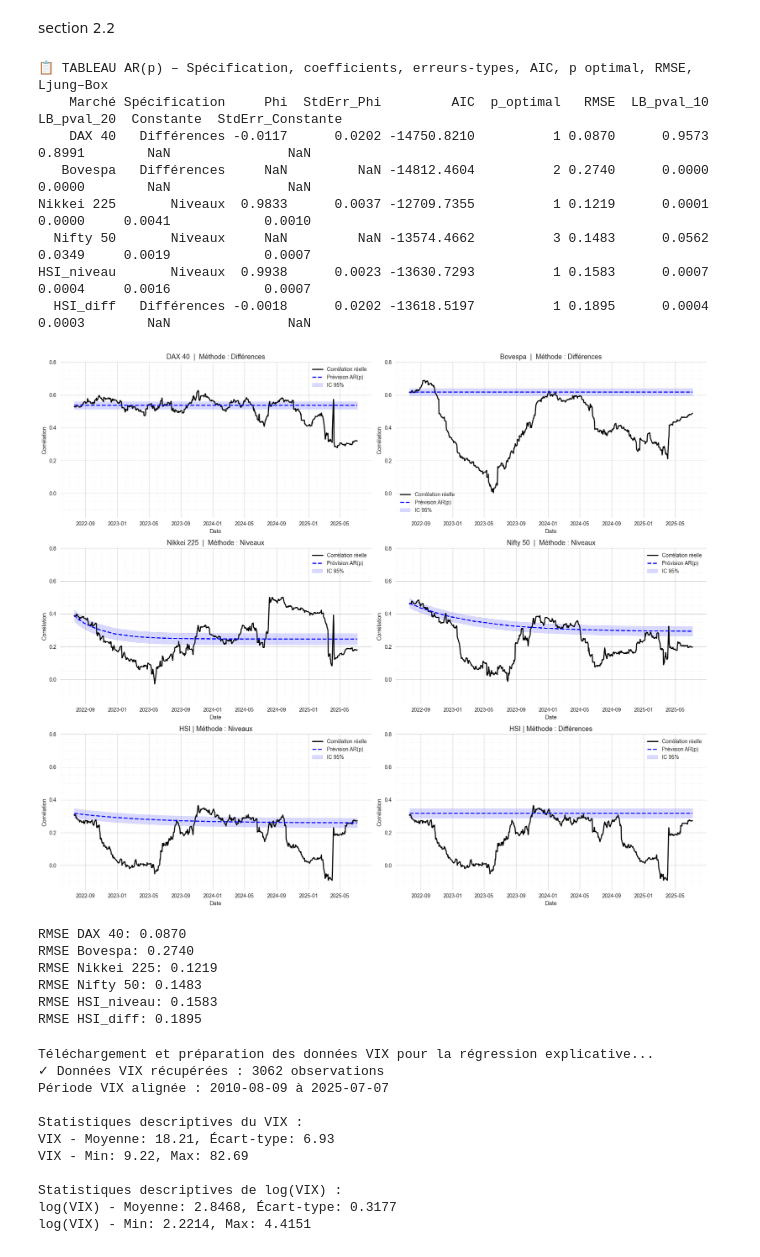
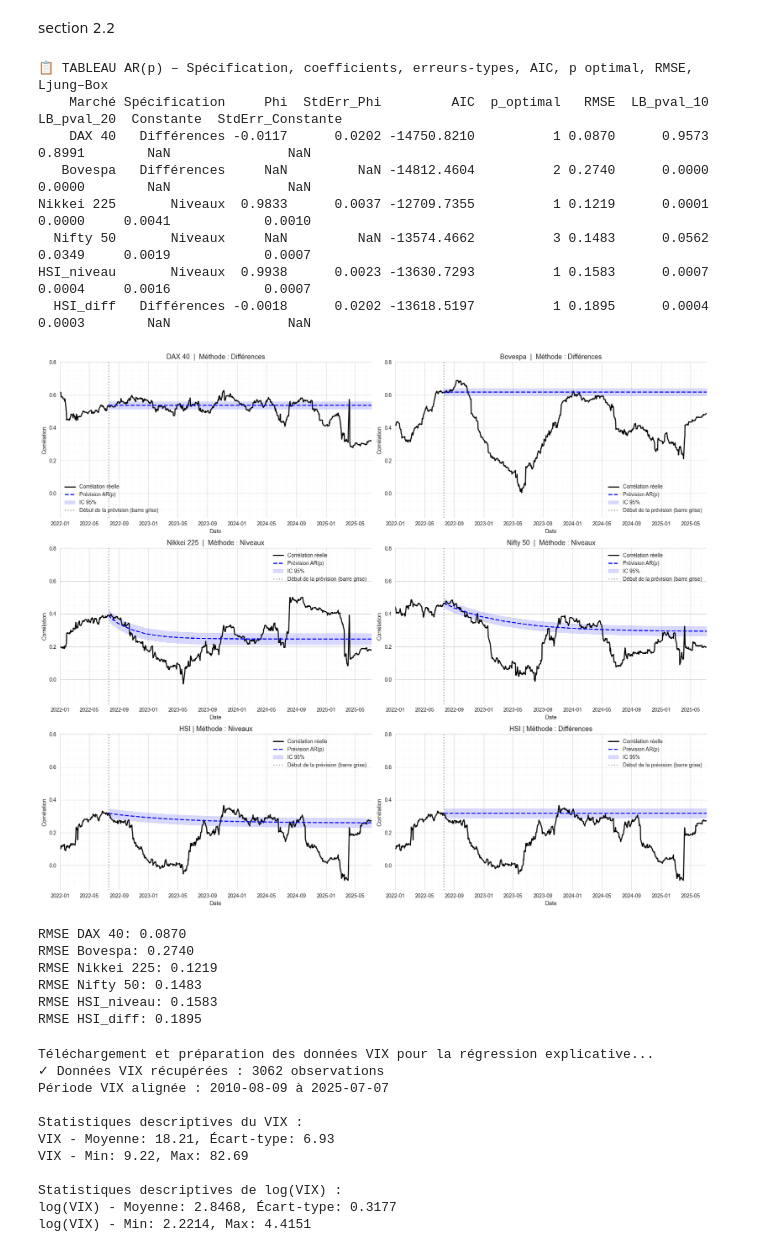
Before and after one commit to jeansimon18/Autre-Test_etude_de_cas, a Jupyter notebook: autre test étude de cas 1.ipynb, the cells around one changed output. Cells and saved outputs as stored; diff of their text form; code cells hidden in the pictures.

```diff
--- a/autre test étude de cas 1.ipynb
+++ b/autre test étude de cas 1.ipynb
@@ -563,8 +566,7 @@ Hang Seng (Hong Kong) -3.2573   0.0169             Oui    0.4970     0.0423
 # %% [markdown]
 section 2.2
 # %%
-# Section 2.2 – Modélisation AR(p) avec IC 95% (±1.96 × std des résidus, non bornés) pour tous les marchés et 6 graphiques sur une seule image
-import numpy as np
+# Section 2.2 – Modélisation AR(p) avec IC
 import pandas as pd
 import matplotlib.pyplot as plt
 from statsmodels.tsa.ar_model import AutoReg
@@ -643,7 +645,7 @@ for col, spec in specs.items():
             'LB_pval_10': lb_test['lb_pvalue'].iloc[0],
             'LB_pval_20': lb_test['lb_pvalue'].iloc[1]
         })
-        predictions[col] = {'dates': test.index, 'y_true': test.values, 'y_pred': preds, 'ic_upper': ic_upper, 'ic_lower': ic_lower, 'spec': 'Niveaux'}
+        predictions[col] = {'dates': test.index, 'y_true': test.values, 'y_pred': preds, 'ic_upper': ic_upper, 'ic_lower': ic_lower, 'spec': 'Niveaux', 'split_date': test.index[0], 'full_dates': y.index, 'full_values': y.values}
     else:
         y_diff = train.diff().dropna()
         res = AutoReg(y_diff, lags=best_p, trend='n', old_names=False).fit()
@@ -675,7 +677,7 @@ for col, spec in specs.items():
             'LB_pval_10': lb_test['lb_pvalue'].iloc[0],
             'LB_pval_20': lb_test['lb_pvalue'].iloc[1]
         })
-        predictions[col] = {'dates': test.index, 'y_true': test.values, 'y_pred': preds_level, 'ic_upper': ic_upper, 'ic_lower': ic_lower, 'spec': 'Différences'}
+        predictions[col] = {'dates': test.index, 'y_true': test.values, 'y_pred': preds_level, 'ic_upper': ic_upper, 'ic_lower': ic_lower, 'spec': 'Différences', 'split_date': test.index[0], 'full_dates': y.index, 'full_values': y.values}
 
 # Tableau récapitulatif
 results_df = pd.DataFrame(results)
@@ -688,40 +690,54 @@ axes = axes.flatten()
 for i, col in enumerate(specs.keys()):
     pred = predictions[col]
     ax = axes[i]
-    ax.plot(pred['dates'], pred['y_true'], label='Corrélation réelle', color='black', linewidth=2)
+    # Corrélation réelle sur toute la période
+    ax.plot(pred['full_dates'], pred['full_values'], label='Corrélation réelle', color='black', linewidth=2)
+    # Prévision AR(p) sur la période de test
     ax.plot(pred['dates'], pred['y_pred'], label='Prévision AR(p)', color='blue', linestyle='--', linewidth=2)
     ax.fill_between(pred['dates'], pred['ic_lower'], pred['ic_upper'], color='blue', alpha=0.15, label='IC 95%')
     # Ajout d'un titre explicite pour HSI
     if col == 'Corr_HSI_niveau':
         ax.set_title("HSI | Méthode : Niveaux", fontsize=13)
     elif col == 'Corr_HSI_diff':
         ax.set_title("HSI | Méthode : Différences", fontsize=13)
     else:
         ax.set_title(f"{col.replace('Corr_', '')}  |  Méthode : {pred['spec']}", fontsize=13)
     ax.set_xlabel('Date')
     ax.set_ylabel('Corrélation')
-    ax.legend()
+    # Ligne verticale grise pointillée + annotation au début de la prévision
+    split_date = pred['split_date']
+    vline = ax.axvline(split_date, color='gray', linestyle=':', linewidth=2, alpha=0.7)
+    # Limite de l'axe x à partir de 2022
+    ax.set_xlim(pd.Timestamp('2022-01-01'), pred['full_dates'][-1])
+    # Légende personnalisée
+    handles, labels = ax.get_legend_handles_labels()
+    handles.append(vline)
+    labels.append('Début de la prévision (barre grise)')
+    if col == 'Corr_DAX 40':
+        ax.legend(handles, labels, loc='lower left')
+    else:
+        ax.legend(handles, labels)
     ax.grid(True, which='major', axis='both', color='gray', linestyle='-', linewidth=0.7, alpha=0.35)
     ax.minorticks_on()
     ax.grid(True, which='minor', axis='both', color='gray', linestyle=':', linewidth=0.5, alpha=0.18)
     ax.set_facecolor('white')
     ax.set_ylim(-0.15, 0.8)  # Limite d'axe y demandée
 plt.tight_layout()
 plt.show()
 
 # Affichage RMSE pour chaque marché
 for col in specs.keys():
     print(f"RMSE {col.replace('Corr_', '')}: {results_df.loc[results_df['Marché'] == col.replace('Corr_', ''), 'RMSE'].values[0]:.4f}")
 # %% [output]
 📋 TABLEAU AR(p) – Spécification, coefficients, erreurs-types, AIC, p optimal, RMSE, Ljung–Box
     Marché Spécification     Phi  StdErr_Phi         AIC  p_optimal   RMSE  LB_pval_10  LB_pval_20  Constante  StdErr_Constante
     DAX 40   Différences -0.0117      0.0202 -14750.8210          1 0.0870      0.9573      0.8991        NaN               NaN
    Bovespa   Différences     NaN         NaN -14812.4604          2 0.2740      0.0000      0.0000        NaN               NaN
 Nikkei 225       Niveaux  0.9833      0.0037 -12709.7355          1 0.1219      0.0001      0.0000     0.0041            0.0010
   Nifty 50       Niveaux     NaN         NaN -13574.4662          3 0.1483      0.0562      0.0349     0.0019            0.0007
 HSI_niveau       Niveaux  0.9938      0.0023 -13630.7293          1 0.1583      0.0007      0.0004     0.0016            0.0007
   HSI_diff   Différences -0.0018      0.0202 -13618.5197          1 0.1895      0.0004      0.0003        NaN               NaN
-[figure, old version]
+[figure, new version]
 RMSE DAX 40: 0.0870
 RMSE Bovespa: 0.2740
 RMSE Nikkei 225: 0.1219
```
Also changed, not shown: parts of 8 cells of this notebook, 1 other file.
